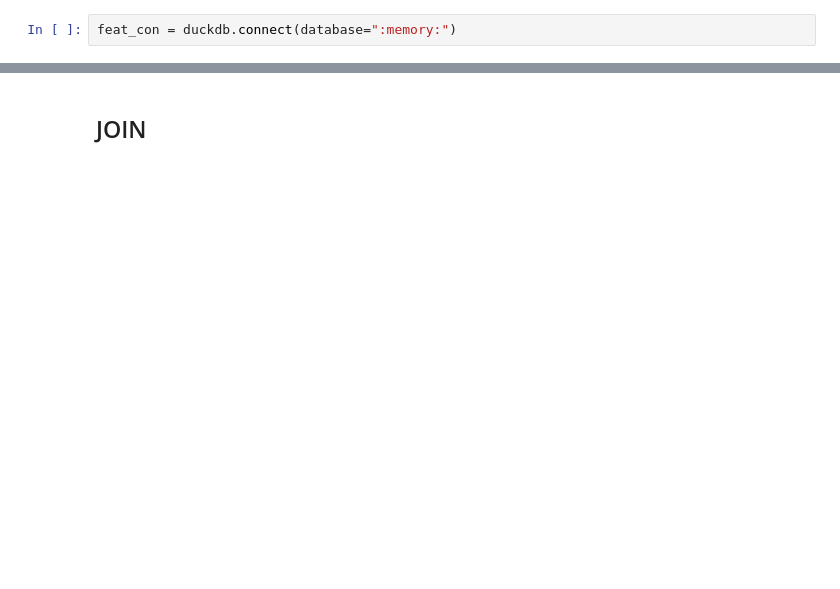
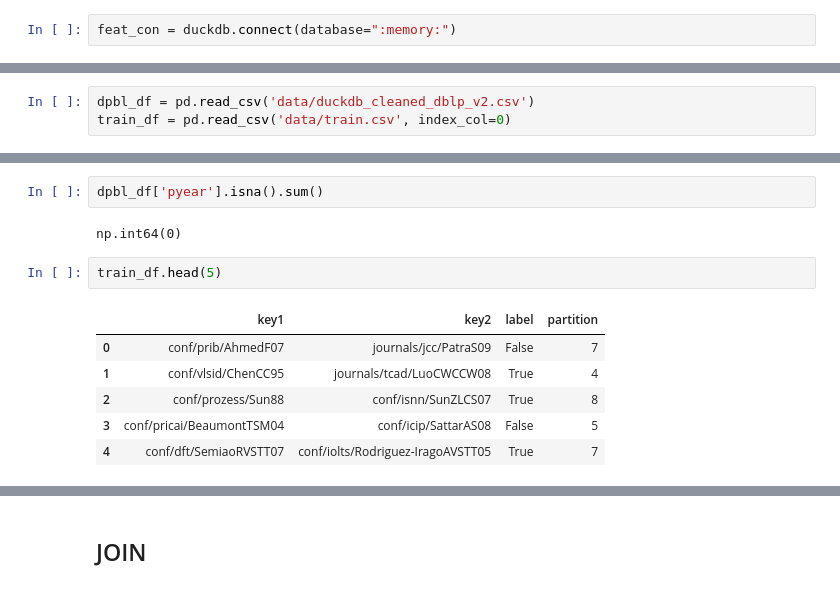
Before and after one commit to nagliskaro/big_data_g2, a Jupyter notebook: duckdb_feature_eng.ipynb, the cells around one changed output, grey strips where cells are left out. Drawn from its saved outputs; the diff is of its cells as text; blank space fills up the shorter version.

Commit message:
changes to duckdb cleaning and models

```diff
--- a/duckdb_feature_eng.ipynb
+++ b/duckdb_feature_eng.ipynb
@@ -8,0 +23,3 @@ feat_con.query(""" CREATE TABLE train_duck AS SELECT * FROM read_csv_auto('data/
+# %%
+dpbl_df = pd.read_csv('data/duckdb_cleaned_dblp_v2.csv')
+train_df = pd.read_csv('data/train.csv', index_col=0)
@@ -8,0 +39,13 @@ feat_con.query(""" CREATE TABLE train_duck AS SELECT * FROM read_csv_auto('data/
+# %%
+dpbl_df['pyear'].isna().sum()
+# %% [output]
+np.int64(0)
+# %%
+train_df.head(5)
+# %% [output]
+|  | key1 | key2 | label | partition |
+| 0 | conf/prib/AhmedF07 | journals/jcc/PatraS09 | False | 7 |
+| 1 | conf/vlsid/ChenCC95 | journals/tcad/LuoCWCCW08 | True | 4 |
+| 2 | conf/prozess/Sun88 | conf/isnn/SunZLCS07 | True | 8 |
+| 3 | conf/pricai/BeaumontTSM04 | conf/icip/SattarAS08 | False | 5 |
+| 4 | conf/dft/SemiaoRVSTT07 | conf/iolts/Rodriguez-IragoAVSTT05 | True | 7 |
```
Also changed, not shown: parts of 49 cells of this notebook, 3 other files.
